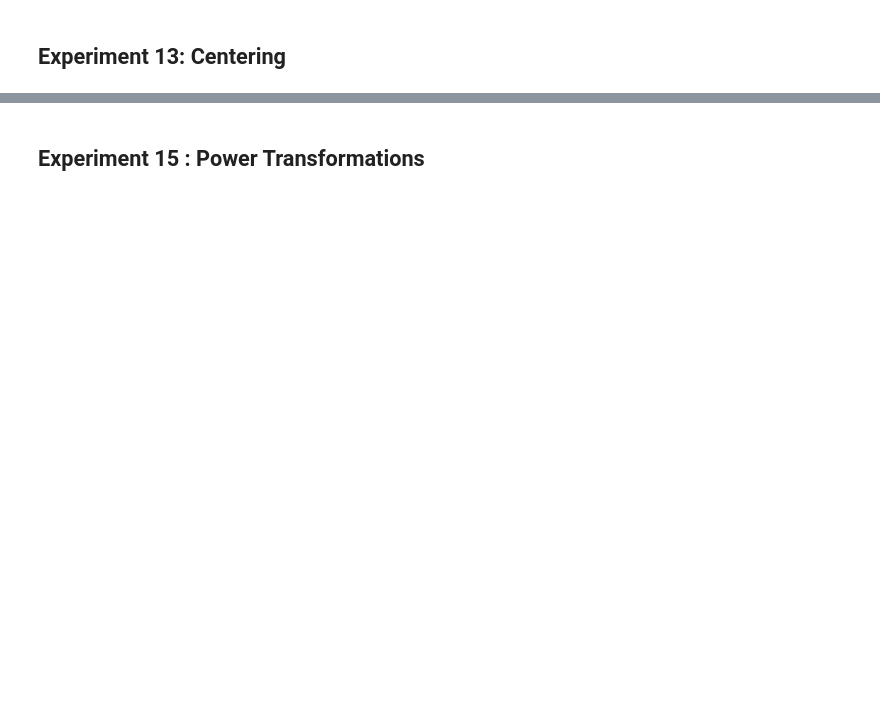
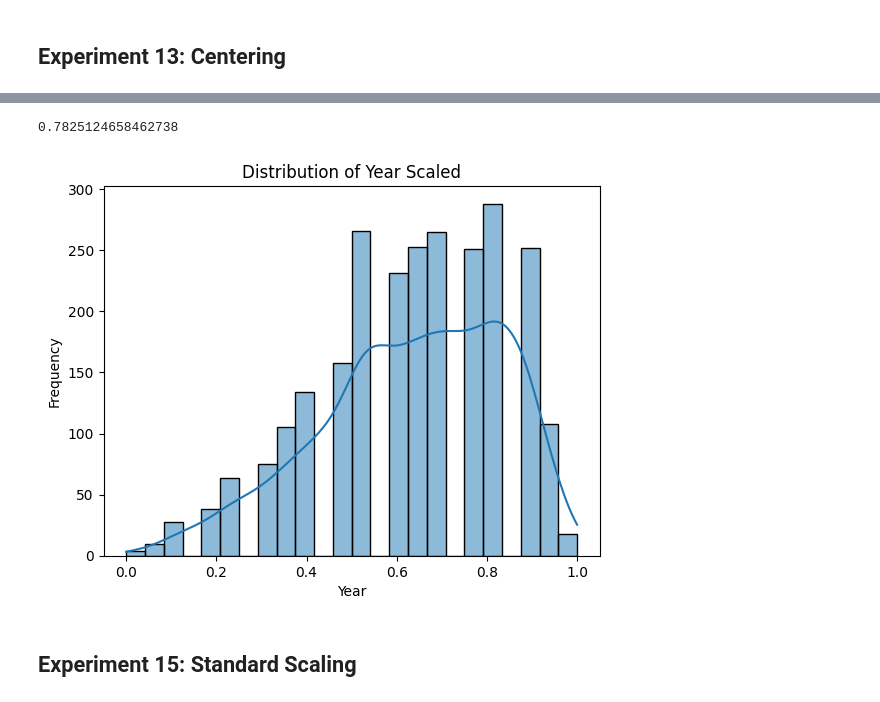
Before and after one commit to IIsameerII/COMP-6981-002-Sp.-Tpcs.-in-Computer-Science-Project, a Jupyter notebook: Data_Preparation_Project.ipynb, the cells around one changed output, grey strips where cells are left out. Cells and saved outputs as stored; diff of their text form; code cells hidden in the pictures; blank space fills up the shorter version.

```diff
--- a/Data_Preparation_Project.ipynb
+++ b/Data_Preparation_Project.ipynb
@@ -491,2 +558,23 @@ score_9 = train_random_forest(X_clean,y_clean)
+# %%
+from sklearn.preprocessing import MinMaxScaler
+
+minmax_X = interval_bin_X.copy()
+minmax_y = interval_bin_y.copy()
+
+scaler = MinMaxScaler()
+minmax_X['year_scaled'] = scaler.fit_transform(minmax_X[['year']])
+
+del minmax_X['year']
+
+score_14 = train_random_forest(minmax_X,minmax_y)
+
+sns.histplot(minmax_X['year_scaled'], kde=True) # kde for Kernel Density Estimate
+plt.xlabel('Year')
+plt.ylabel('Frequency')
+plt.title('Distribution of Year Scaled')
+plt.show()
+# %% [output]
+0.7825124658462738
+[figure, added]
 # %% [markdown]
-## Experiment 15 : Power Transformations
+## Experiment 15: Standard Scaling
```
Also changed, not shown: parts of 79 cells of this notebook, 4 other files.
